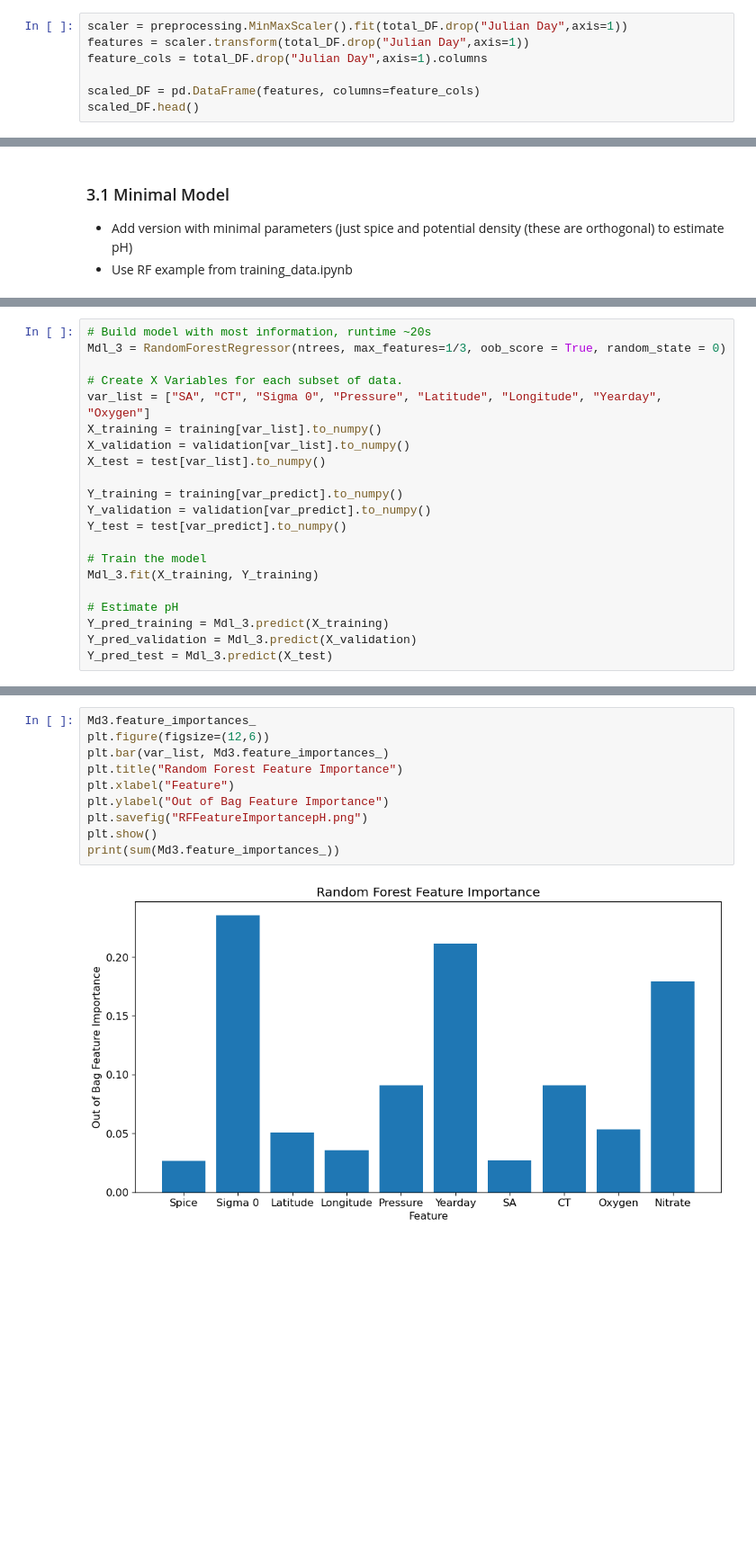
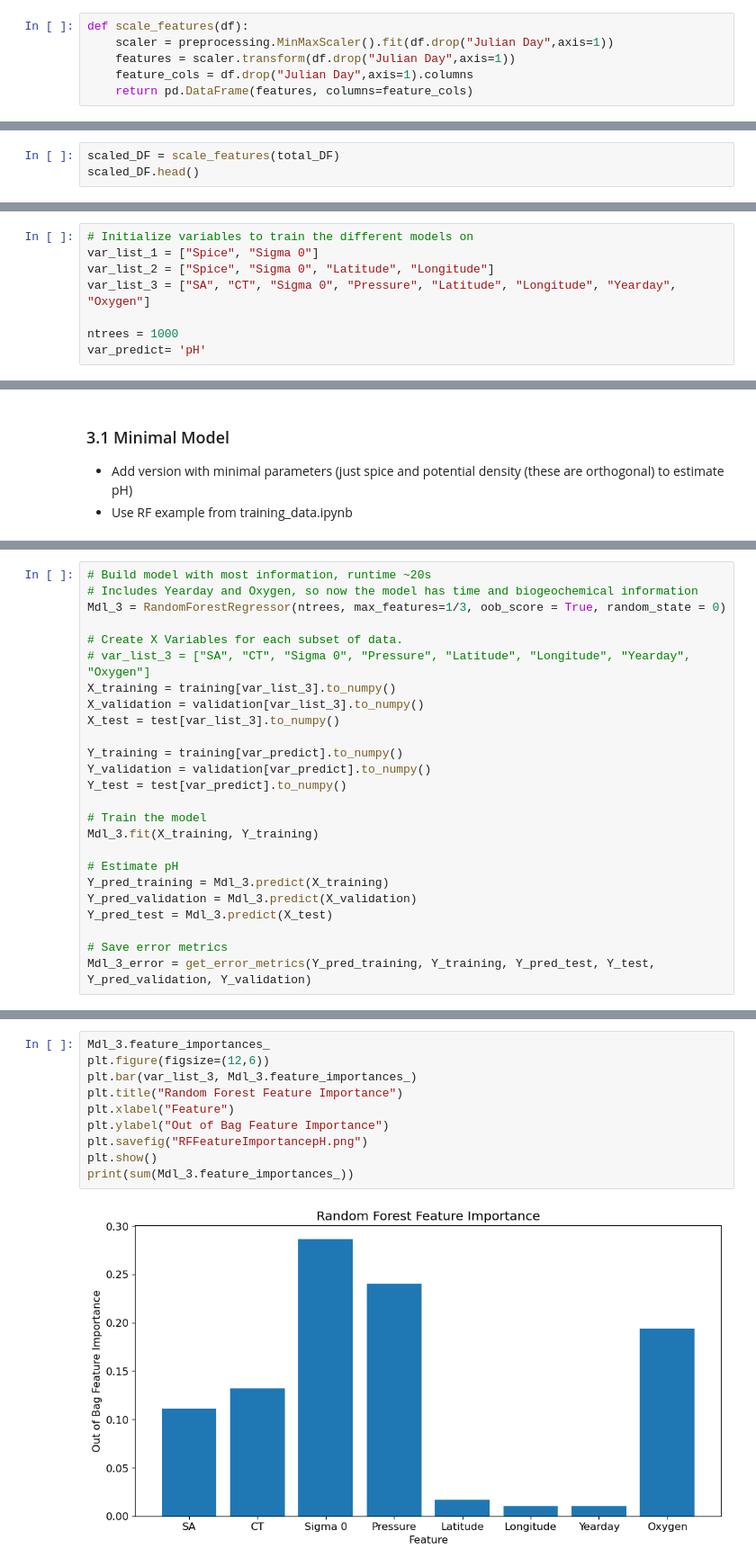
Before and after one commit to UW-MLGEO/MLGEO2022_sangsong, a Jupyter notebook: ml-sogos/scripts/sogos_overview.ipynb, the cells around one changed output, grey strips where cells are left out. Shown at 90% size. Drawn from its saved outputs; the diff is of its cells as text; blank space fills up the shorter version.

Commit message:
add glider prediction correction

```diff
--- a/ml-sogos/scripts/sogos_overview.ipynb
+++ b/ml-sogos/scripts/sogos_overview.ipynb
@@ -146,9 +157,8 @@ plt.show()
 # %% [markdown]
 ### 2.1 Feature Scaling
 # %%
-scaler = preprocessing.MinMaxScaler().fit(total_DF.drop("Julian Day",axis=1))
-features = scaler.transform(total_DF.drop("Julian Day",axis=1))
-feature_cols = total_DF.drop("Julian Day",axis=1).columns
-
-scaled_DF = pd.DataFrame(features, columns=feature_cols)
-scaled_DF.head()
+def scale_features(df):
+    scaler = preprocessing.MinMaxScaler().fit(df.drop("Julian Day",axis=1))
+    features = scaler.transform(df.drop("Julian Day",axis=1))
+    feature_cols = df.drop("Julian Day",axis=1).columns
+    return pd.DataFrame(features, columns=feature_cols)
@@ -161,0 +165,3 @@ scaled_DF.head()
+# %%
+scaled_DF = scale_features(total_DF)
+scaled_DF.head()
@@ -266,6 +277,14 @@ print(loaded_train)
 Goal: Run three different models with different choice of variables used as features
 # %% [markdown]
 ## 3. Train three model versions
+# %%
+# Initialize variables to train the different models on
+var_list_1 = ["Spice", "Sigma 0"]
+var_list_2 = ["Spice", "Sigma 0", "Latitude", "Longitude"]
+var_list_3 = ["SA", "CT", "Sigma 0", "Pressure", "Latitude", "Longitude", "Yearday", "Oxygen"]
+
+ntrees = 1000
+var_predict= 'pH'
 # %%
 # Create method to save error metrics for each version
 def get_error_metrics(Y_pred_training, Y_training, Y_pred_test, Y_test, Y_pred_validation, Y_validation):
@@ -351,12 +365,13 @@ Mdl_2_error = get_error_metrics(Y_pred_training, Y_training, Y_pred_test, Y_test
 # %%
 # Build model with most information, runtime ~20s
+# Includes Yearday and Oxygen, so now the model has time and biogeochemical information
 Mdl_3 = RandomForestRegressor(ntrees, max_features=1/3, oob_score = True, random_state = 0)
 
 # Create X Variables for each subset of data.
-var_list = ["SA", "CT", "Sigma 0", "Pressure", "Latitude", "Longitude", "Yearday", "Oxygen"]
-X_training = training[var_list].to_numpy()
-X_validation = validation[var_list].to_numpy()
-X_test = test[var_list].to_numpy()
+# var_list_3 = ["SA", "CT", "Sigma 0", "Pressure", "Latitude", "Longitude", "Yearday", "Oxygen"]
+X_training = training[var_list_3].to_numpy()
+X_validation = validation[var_list_3].to_numpy()
+X_test = test[var_list_3].to_numpy()
 
 Y_training = training[var_predict].to_numpy()
 Y_validation = validation[var_predict].to_numpy()
@@ -369,3 +384,6 @@ Mdl_3.fit(X_training, Y_training)
 Y_pred_training = Mdl_3.predict(X_training)
 Y_pred_validation = Mdl_3.predict(X_validation)
 Y_pred_test = Mdl_3.predict(X_test)
+
+# Save error metrics
+Mdl_3_error = get_error_metrics(Y_pred_training, Y_training, Y_pred_test, Y_test, Y_pred_validation, Y_validation)
@@ -399,12 +534,12 @@ print(sum(Md2.feature_importances_))
 # %%
-Md3.feature_importances_
+Mdl_3.feature_importances_
 plt.figure(figsize=(12,6))
-plt.bar(var_list, Md3.feature_importances_)
+plt.bar(var_list_3, Mdl_3.feature_importances_)
 plt.title("Random Forest Feature Importance")
 plt.xlabel("Feature")
 plt.ylabel("Out of Bag Feature Importance")
 plt.savefig("RFFeatureImportancepH.png")
 plt.show()
-print(sum(Md3.feature_importances_))
+print(sum(Mdl_3.feature_importances_))
 # %% [output]
-[figure, old version]
+[figure, new version]
```
Also changed, not shown: parts of 44 cells of this notebook, 2 other files.
